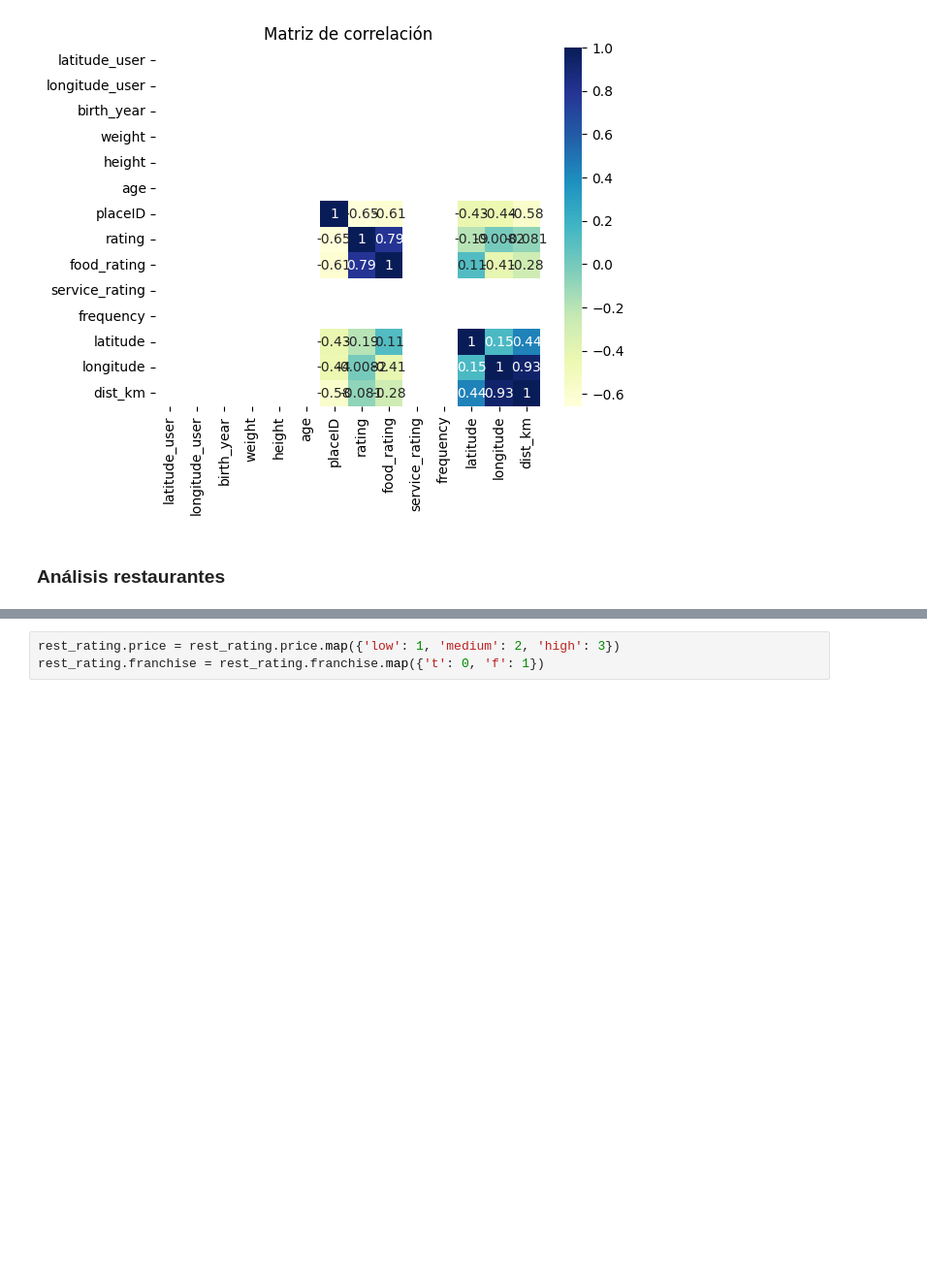
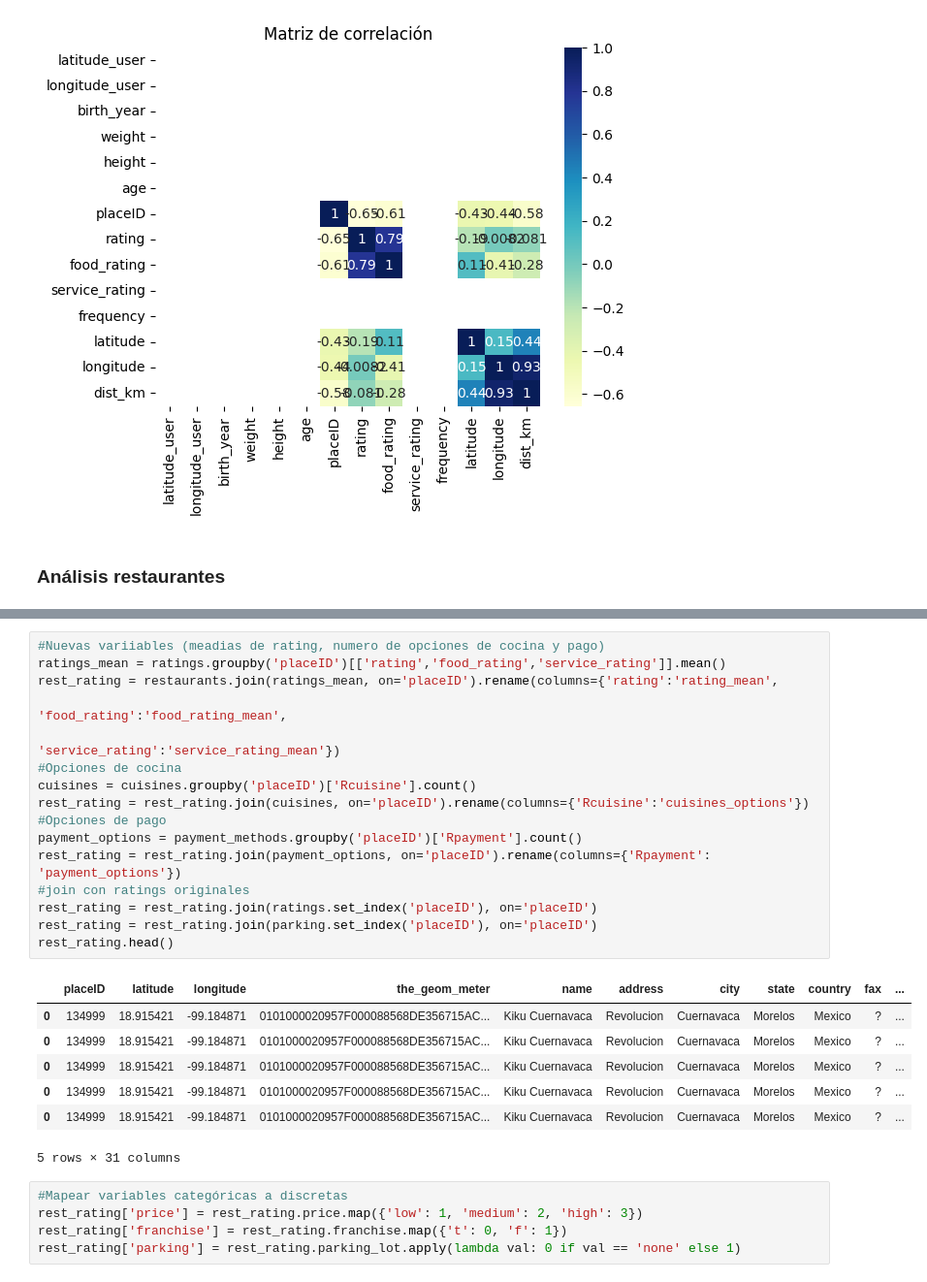
Before and after one commit to daff-250900/diplomado-ciencia-de-datos, a Jupyter notebook: exam.ipynb, the cells around one changed output, grey strips where cells are left out. Shown: that part at 97% size. Cells and saved outputs as stored; diff of their text form; blank space fills up the shorter version.

```diff
--- a/exam.ipynb
+++ b/exam.ipynb
@@ -164,3 +137,29 @@ rest_rating.head()
+# %%
+#Nuevas variiables (meadias de rating, numero de opciones de cocina y pago)
+ratings_mean = ratings.groupby('placeID')[['rating','food_rating','service_rating']].mean()
+rest_rating = restaurants.join(ratings_mean, on='placeID').rename(columns={'rating':'rating_mean',
+                                                                           'food_rating':'food_rating_mean',
+                                                                           'service_rating':'service_rating_mean'})
+#Opciones de cocina
+cuisines = cuisines.groupby('placeID')['Rcuisine'].count()
+rest_rating = rest_rating.join(cuisines, on='placeID').rename(columns={'Rcuisine':'cuisines_options'})
+#Opciones de pago
+payment_options = payment_methods.groupby('placeID')['Rpayment'].count()
+rest_rating = rest_rating.join(payment_options, on='placeID').rename(columns={'Rpayment': 'payment_options'})
+#join con ratings originales
+rest_rating = rest_rating.join(ratings.set_index('placeID'), on='placeID')
+rest_rating = rest_rating.join(parking.set_index('placeID'), on='placeID')
+rest_rating.head()
+# %% [output]
+|  | placeID | latitude | longitude | the_geom_meter | name | address | city | state | country | fax | ... |
+| 0 | 134999 | 18.915421 | -99.184871 | 0101000020957F000088568DE356715AC... | Kiku Cuernavaca | Revolucion | Cuernavaca | Morelos | Mexico | ? | ... |
+| 0 | 134999 | 18.915421 | -99.184871 | 0101000020957F000088568DE356715AC... | Kiku Cuernavaca | Revolucion | Cuernavaca | Morelos | Mexico | ? | ... |
+| 0 | 134999 | 18.915421 | -99.184871 | 0101000020957F000088568DE356715AC... | Kiku Cuernavaca | Revolucion | Cuernavaca | Morelos | Mexico | ? | ... |
+| 0 | 134999 | 18.915421 | -99.184871 | 0101000020957F000088568DE356715AC... | Kiku Cuernavaca | Revolucion | Cuernavaca | Morelos | Mexico | ? | ... |
+| 0 | 134999 | 18.915421 | -99.184871 | 0101000020957F000088568DE356715AC... | Kiku Cuernavaca | Revolucion | Cuernavaca | Morelos | Mexico | ? | ... |
+5 rows × 31 columns
 # %%
-rest_rating.price = rest_rating.price.map({'low': 1, 'medium': 2, 'high': 3})
-rest_rating.franchise = rest_rating.franchise.map({'t': 0, 'f': 1})
+#Mapear variables categóricas a discretas
+rest_rating['price'] = rest_rating.price.map({'low': 1, 'medium': 2, 'high': 3})
+rest_rating['franchise'] = rest_rating.franchise.map({'t': 0, 'f': 1})
+rest_rating['parking'] = rest_rating.parking_lot.apply(lambda val: 0 if val == 'none' else 1)
```
Also changed, not shown: parts of 10 cells of this notebook.
